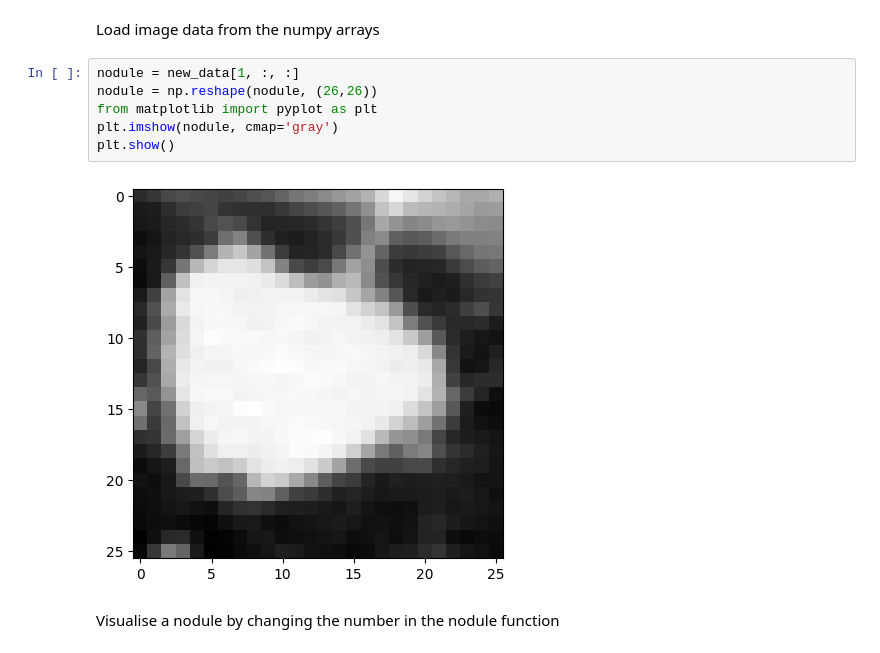
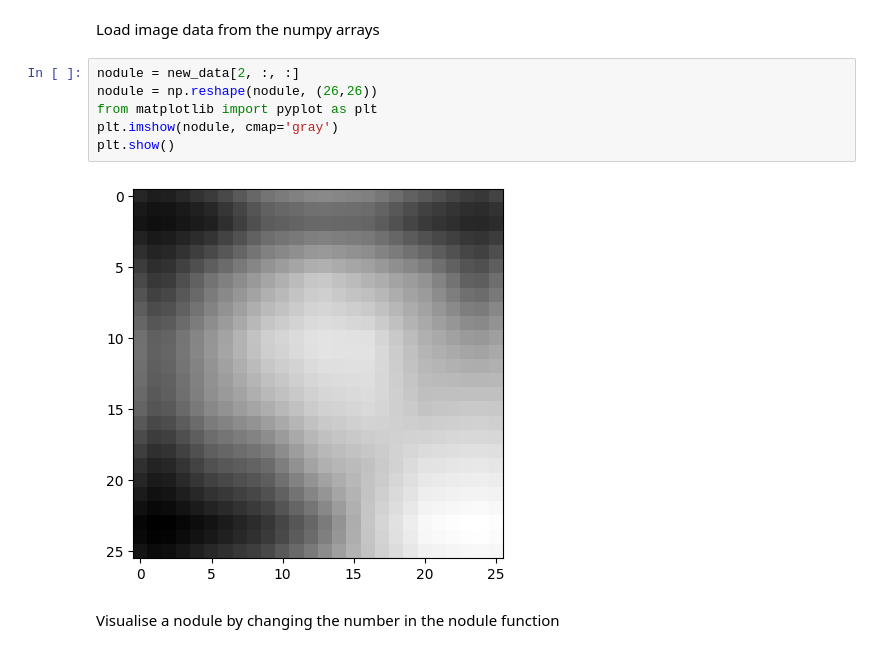
Before and after one commit to ruumble1/ML-CNN-Assignment2, a Jupyter notebook: project-CNN new data.ipynb, the cells around one changed output. Drawn from its saved outputs; the diff is of its cells as text.

```diff
--- a/project-CNN new data.ipynb
+++ b/project-CNN new data.ipynb
@@ -18,13 +14,13 @@ new_data_label = np.load('malignancy_scores_updated_3.npy')
 # %% [markdown]
 Load image data from the numpy arrays
 # %%
-nodule = new_data[1, :, :]
+nodule = new_data[2, :, :]
 nodule = np.reshape(nodule, (26,26))
 from matplotlib import pyplot as plt
 plt.imshow(nodule, cmap='gray')
 plt.show()
 # %% [output]
-[figure, old version]
+[figure, new version]
 # %% [markdown]
 Visualise a nodule by changing the number in the nodule function
 # %%
```
Also changed, not shown: parts of 10 cells of this notebook, 11 other files.
